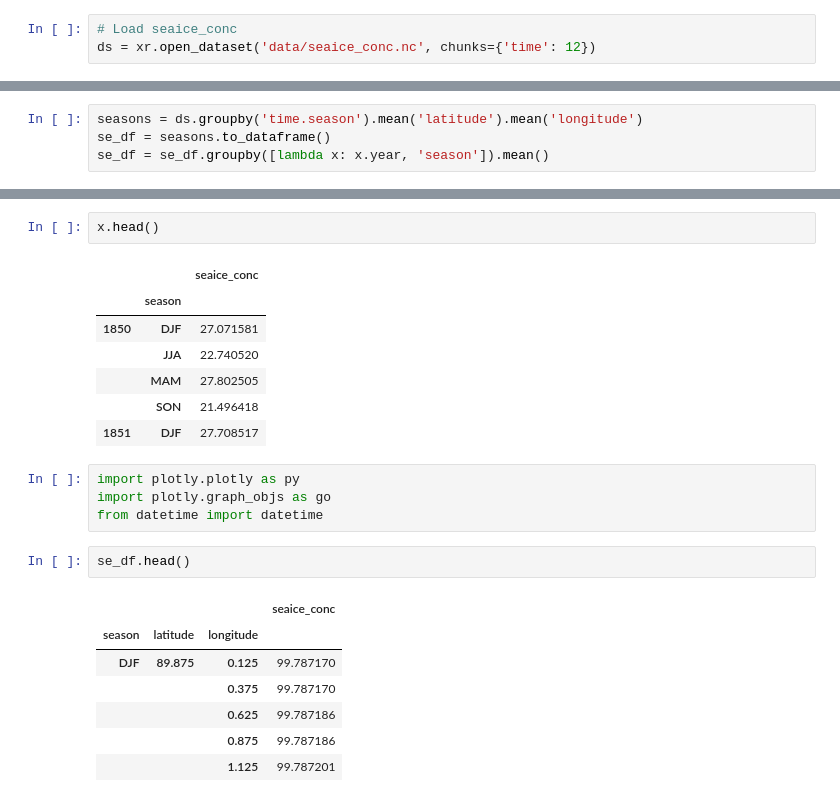
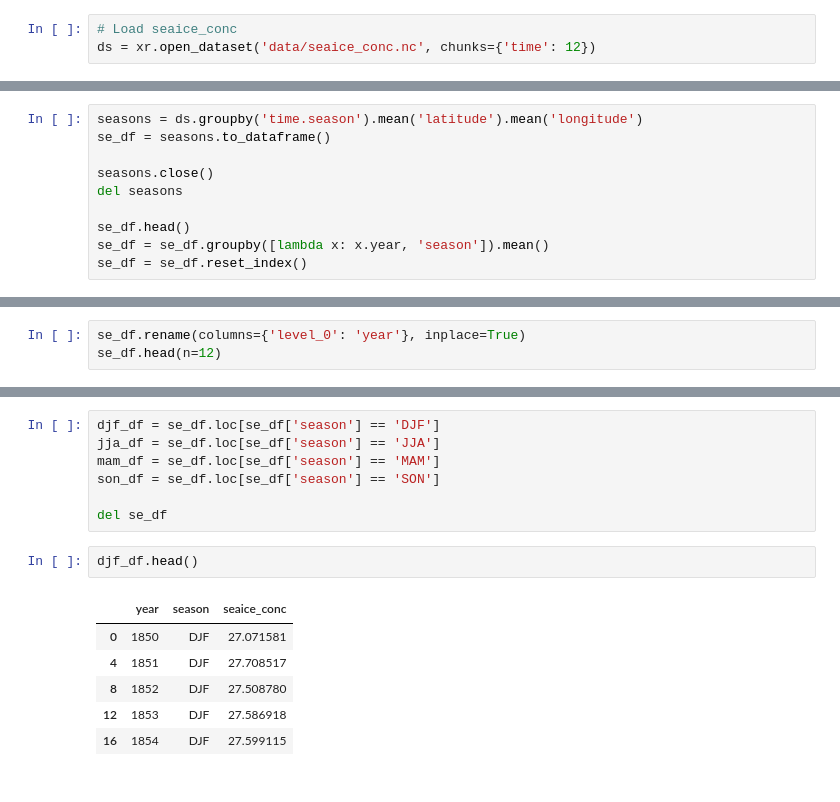
Before and after one commit to hfloresr/ArcticSea, a Jupyter notebook: explore_seaice.ipynb, the cells around one changed output, grey strips where cells are left out. Saved outputs shown, nothing was run; the diff lists cells and outputs as text.

```diff
--- a/explore_seaice.ipynb
+++ b/explore_seaice.ipynb
@@ -70,7 +130,13 @@ mo_df = mo_df.reset_index()
 # %%
 seasons = ds.groupby('time.season').mean('latitude').mean('longitude')
 se_df = seasons.to_dataframe()
+
+seasons.close()
+del seasons
+
+se_df.head()
 se_df = se_df.groupby([lambda x: x.year, 'season']).mean()
+se_df = se_df.reset_index()
 # %%
 se_df.head(n=12)
 # %% [output]
@@ -90,0 +156,3 @@ se_df.head(n=12)
+# %%
+se_df.rename(columns={'level_0': 'year'}, inplace=True)
+se_df.head(n=12)
@@ -91,24 +173,16 @@ se_df.head(n=12)
+# %%
+djf_df = se_df.loc[se_df['season'] == 'DJF']
+jja_df = se_df.loc[se_df['season'] == 'JJA']
+mam_df = se_df.loc[se_df['season'] == 'MAM']
+son_df = se_df.loc[se_df['season'] == 'SON']
+
+del se_df
 # %%
-x.head()
+djf_df.head()
 # %% [output]
-|  |  | seaice_conc |
-|  | season |  |
-| 1850 | DJF | 27.071581 |
-|  | JJA | 22.740520 |
-|  | MAM | 27.802505 |
-|  | SON | 21.496418 |
-| 1851 | DJF | 27.708517 |
+|  | year | season | seaice_conc |
+| 0 | 1850 | DJF | 27.071581 |
+| 4 | 1851 | DJF | 27.708517 |
+| 8 | 1852 | DJF | 27.508780 |
+| 12 | 1853 | DJF | 27.586918 |
+| 16 | 1854 | DJF | 27.599115 |
-# %%
-import plotly.plotly as py
-import plotly.graph_objs as go
-from datetime import datetime
-# %%
-se_df.head()
-# %% [output]
-|  |  |  | seaice_conc |
-| season | latitude | longitude |  |
-| DJF | 89.875 | 0.125 | 99.787170 |
-|  |  | 0.375 | 99.787170 |
-|  |  | 0.625 | 99.787186 |
-|  |  | 0.875 | 99.787186 |
-|  |  | 1.125 | 99.787201 |
```
Also changed, not shown: parts of 21 cells of this notebook, 1 other file.
